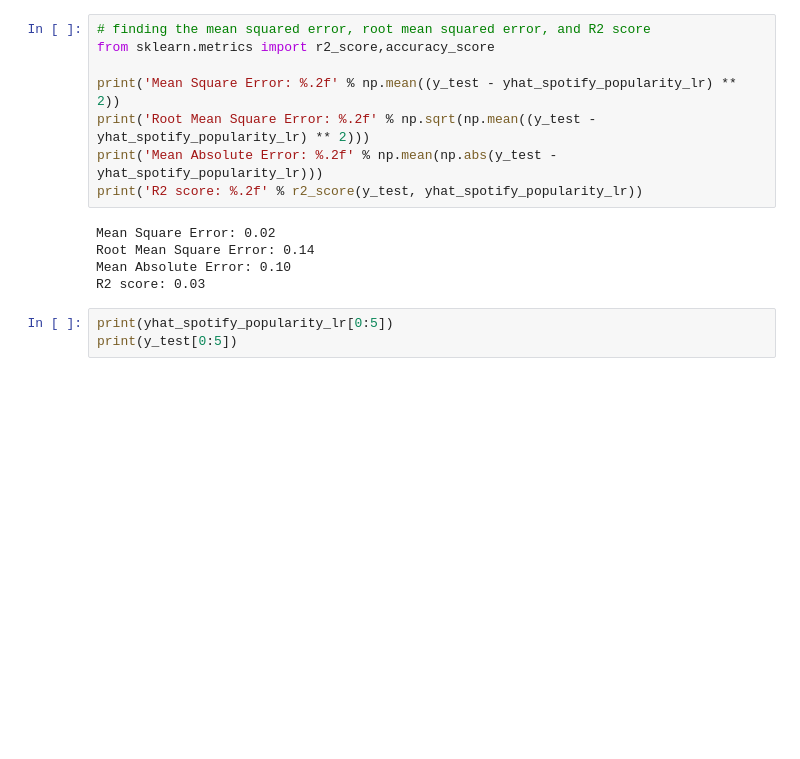
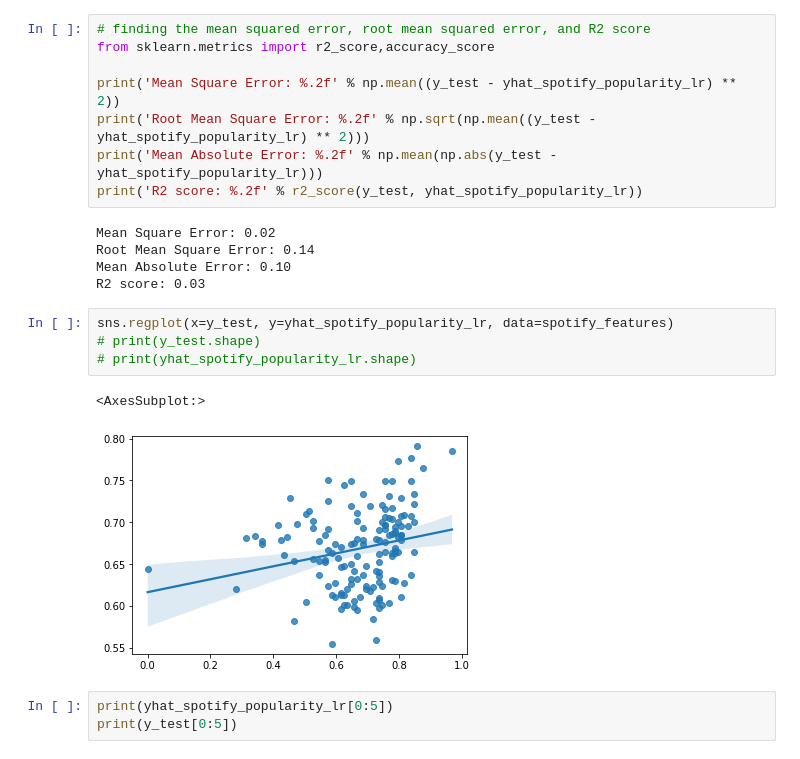
Before and after one commit to nitanshjain/Predicting_Spotify_Song_Popularity, a Jupyter notebook: AI_Project_Regression.ipynb, the cells around one changed output. Cells and saved outputs as stored; diff of their text form; blank space fills up the shorter version.

Commit message:
added regressed curve using seaborn

```diff
--- a/AI_Project_Regression.ipynb
+++ b/AI_Project_Regression.ipynb
@@ -153,6 +154,13 @@ Mean Square Error: 0.02
 Root Mean Square Error: 0.14
 Mean Absolute Error: 0.10
 R2 score: 0.03
+# %%
+sns.regplot(x=y_test, y=yhat_spotify_popularity_lr, data=spotify_features)
+# print(y_test.shape)
+# print(yhat_spotify_popularity_lr.shape)
+# %% [output]
+<AxesSubplot:>
+[figure, added]
 # %%
 print(yhat_spotify_popularity_lr[0:5])
 print(y_test[0:5])
```
Also changed, not shown: parts of 3 cells of this notebook, 1 other file.
